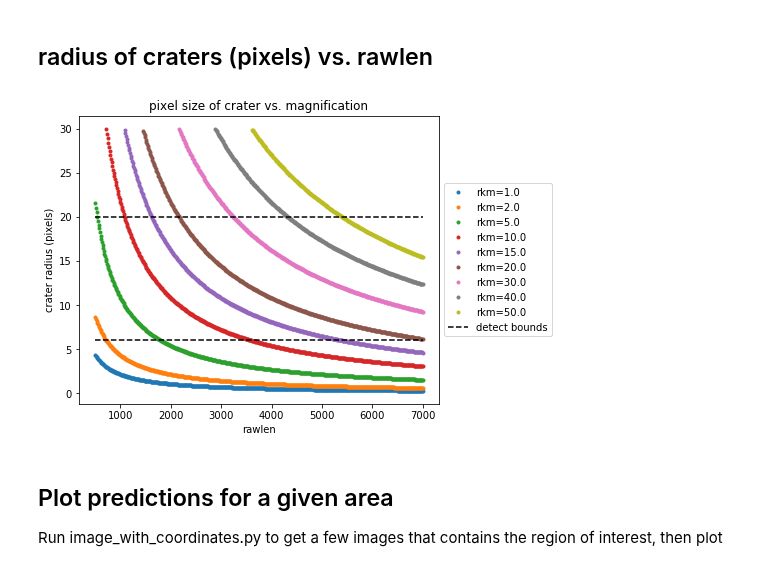
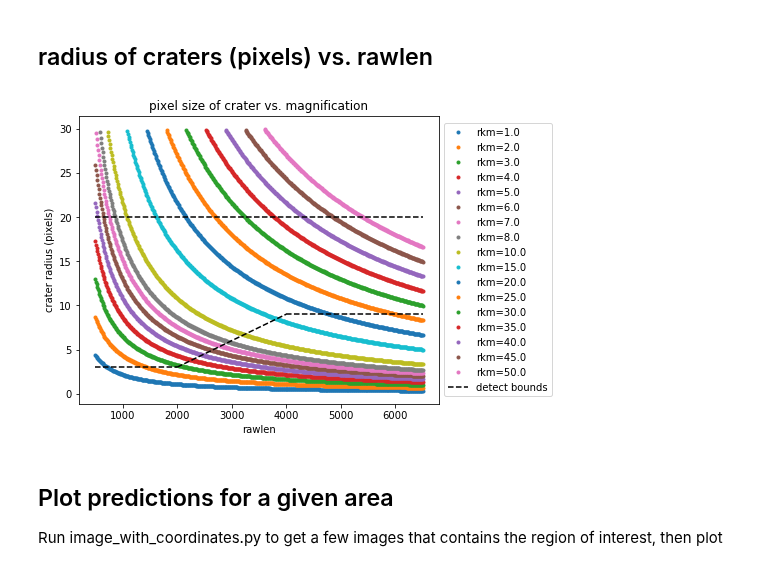
Before and after one commit to silburt/moon-craters, a Jupyter notebook: Image_Plotter.ipynb, the cells around one changed output. Drawn from its saved outputs; the diff is of its cells as text; code cells hidden in the pictures.

```diff
--- a/Image_Plotter.ipynb
+++ b/Image_Plotter.ipynb
@@ -137,26 +135,30 @@ for j in range(Ny):
 # %%
 #automated
 fig = plt.figure(figsize=(10,5))
 ax  = fig.add_subplot(111)
 ax.set_position([0.1,0.1,0.5,0.8])
-rawlens = np.linspace(500,7000,500)
-for rkm in [1,2,5,10,15,20,30,40,50]:
+rawlens = np.linspace(500,6500,500)
+rawlens_mid = np.linspace(2000,4000,100)
+max_detect = 20
+for rkm in [1,2,3,4,5,6,7,8,10,15,20,25,30,35,40,45,50]:
     bound, r = [], []
     for rawlen in rawlens:
         rpix = rkm/((rawlen/256.)*(np.pi / 180.0)*(1737.4/256))
         if rpix < 30:
             r.append(rpix)
             bound.append(rawlen)
     ax.plot(bound,r,'.',label='rkm=%.1f'%rkm)
-ax.plot([min(rawlens),max(rawlens)],[20,20],'k--',label='detect bounds')
-ax.plot([min(rawlens),max(rawlens)],[6,6],'k--')
+ax.plot([min(rawlens),max(rawlens)],[max_detect,max_detect],'k--',label='detect bounds')
+ax.plot(rawlens_mid,(6./2000)*rawlens_mid-3, 'k--')
+ax.plot([4000,max(rawlens)],[9,9],'k--')
+ax.plot([min(rawlens),2000],[3,3],'k--')
 leg = ax.legend(loc = 'center left', bbox_to_anchor = (1.0, 0.5),ncol=1)
 ax.set_ylabel('crater radius (pixels)')
 ax.set_xlabel('rawlen')
 ax.set_title('pixel size of crater vs. magnification')
 plt.savefig('output_dir/images/pix_vs_rawlen.png')
 # %% [output]
-[figure, old version]
+[figure, new version]
 # %% [markdown]
 ## Plot predictions for a given area
 Run image_with_coordinates.py to get a few images that contains the region of interest, then plot
```
Also changed, not shown: parts of 6 cells of this notebook, 4 other files.
